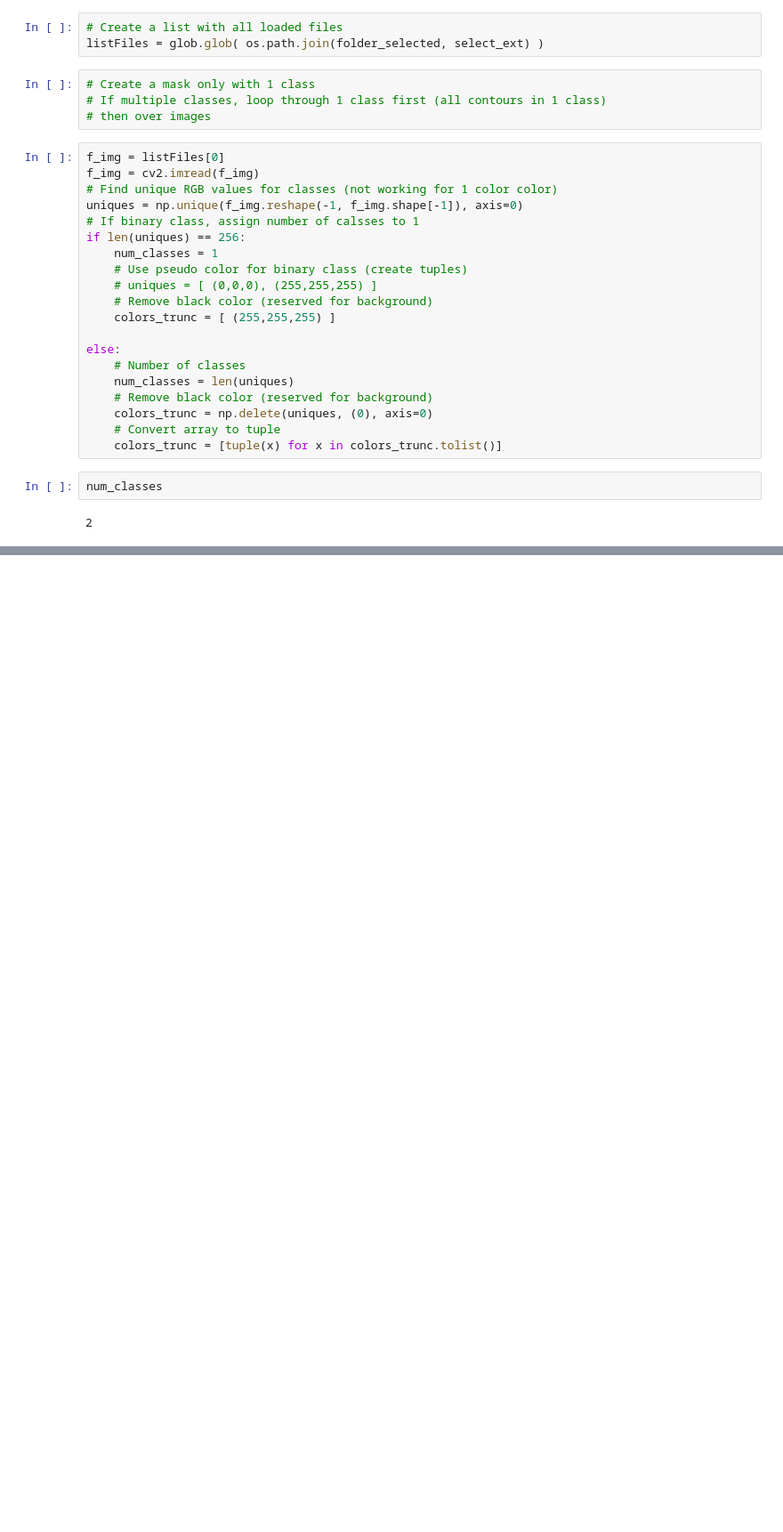
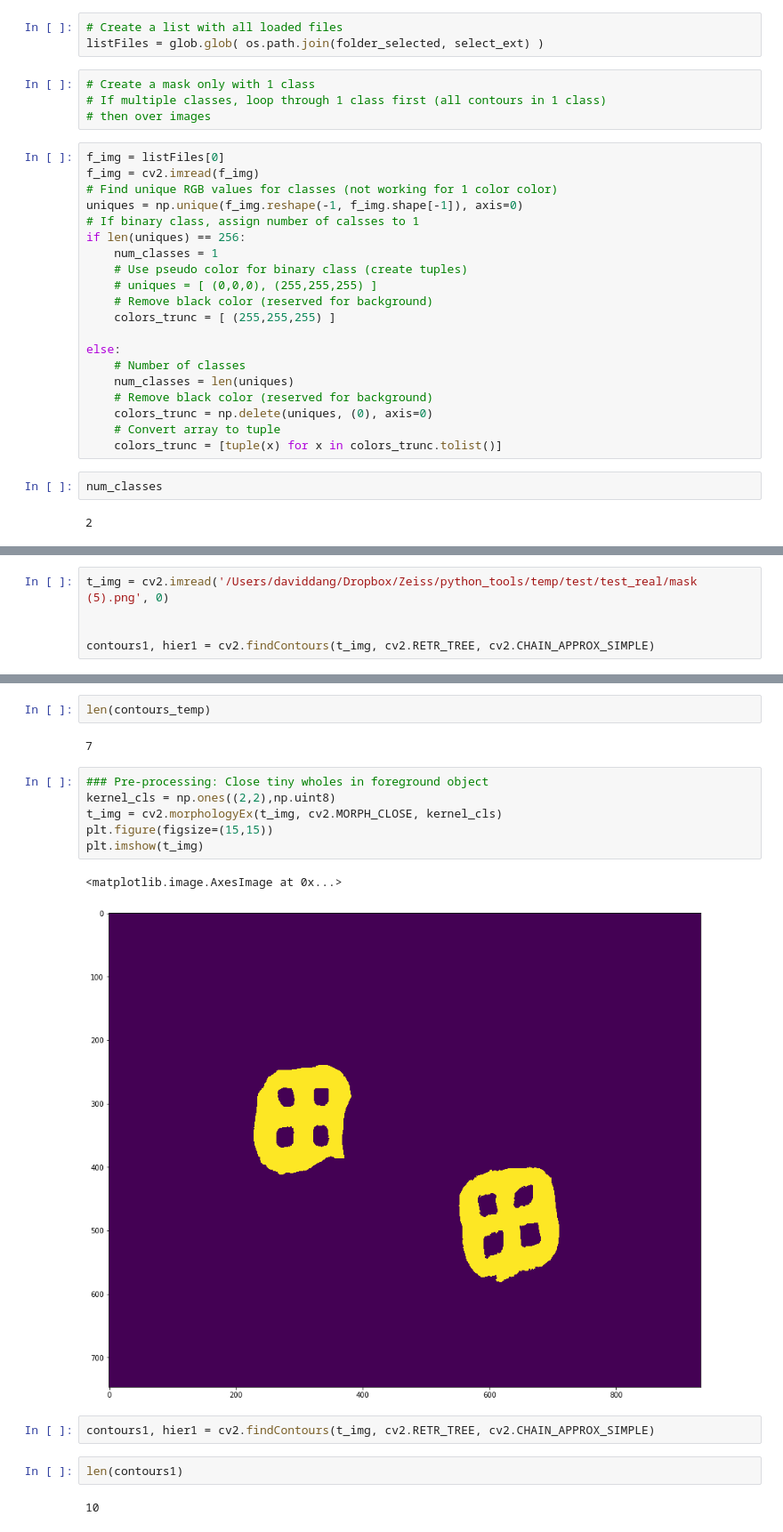
Before and after one commit to DavDang/python_tools, a Jupyter notebook: semanticLabel2JSON.ipynb, the cells around one changed output, grey strips where cells are left out. Shown: that part at 89% size. Cells and saved outputs as stored; diff of their text form; blank space fills up the shorter version.

```diff
--- a/semanticLabel2JSON.ipynb
+++ b/semanticLabel2JSON.ipynb
@@ -219,0 +275,5 @@ Output: ##### JSON-file completed. #####
+# %%
+t_img = cv2.imread('/Users/daviddang/Dropbox/Zeiss/python_tools/temp/test/test_real/mask (5).png', 0)
+
+
+contours1, hier1 = cv2.findContours(t_img, cv2.RETR_TREE, cv2.CHAIN_APPROX_SIMPLE)
@@ -219,0 +358,19 @@ Output: ##### JSON-file completed. #####
+# %%
+len(contours_temp)
+# %% [output]
+7
+# %%
+### Pre-processing: Close tiny wholes in foreground object
+kernel_cls = np.ones((2,2),np.uint8)
+t_img = cv2.morphologyEx(t_img, cv2.MORPH_CLOSE, kernel_cls)
+plt.figure(figsize=(15,15))
+plt.imshow(t_img)
+# %% [output]
+<matplotlib.image.AxesImage at 0x...>
+[figure, added]
+# %%
+contours1, hier1 = cv2.findContours(t_img, cv2.RETR_TREE, cv2.CHAIN_APPROX_SIMPLE)
+# %%
+len(contours1)
+# %% [output]
+10
```
Also changed, not shown: parts of 16 cells of this notebook.
